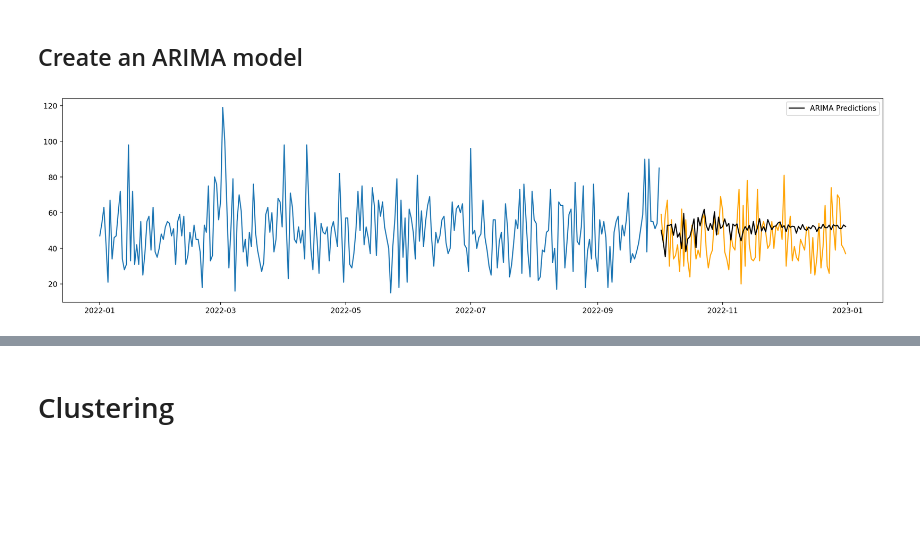
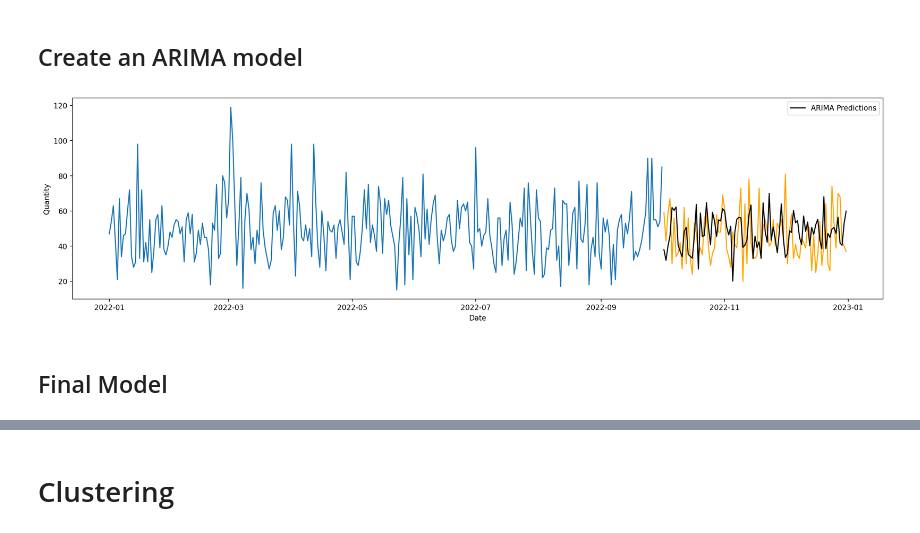
Before and after one commit to revitotan/kalbe, a Jupyter notebook: Machine Learning/kalbe_ml.ipynb, the cells around one changed output, grey strips where cells are left out. Cells and saved outputs as stored; diff of their text form; code cells hidden in the pictures; blank space fills up the shorter version.

```diff
--- a/Machine Learning/kalbe_ml.ipynb
+++ b/Machine Learning/kalbe_ml.ipynb
@@ -322,7 +322,7 @@ df_val = df_val.set_index('Date')
 y_train = df_train['Qty']
 y_val = df_val['Qty']
 # %%
-arima_model = ARIMA(y_train, order = (40,1,0))
+arima_model = ARIMA(y_train, order = (90,1,0))
 arima_model = arima_model.fit( )
 # %%
 y_pred = arima_model.get_forecast(len(df_val))
@@ -330,7 +330,7 @@ y_pred = arima_model.get_forecast(len(df_val))
 y_pred_df = y_pred.conf_int()
 y_pred_df['predictions'] = arima_model.predict(start=y_pred_df.index[0], end=y_pred_df.index[-1])
 y_pred_df.index = df_val.index
-y_pred_final = y_pred_df['predictions']
+y_pred_out = y_pred_df['predictions']
 # %%
 from sklearn.metrics import mean_absolute_error, mean_squared_error
 # %%
@@ -339,8 +342,13 @@ rmse = np.sqrt(mean_squared_error(y_val, y_pred_final))
 # %%
 plt.figure(figsize=(20,5), dpi=200)
 plt.plot(y_train)
 plt.plot(y_val, color='orange')
-plt.plot(y_pred_final, color='black', label='ARIMA Predictions')
+plt.plot(y_pred_out, color='black', label='ARIMA Predictions')
+
+plt.ylabel('Quantity')
+plt.xlabel('Date')
 plt.legend();
 # %% [output]
-[figure, old version]
+[figure, new version]
+# %% [markdown]
+## Final Model
```
Also changed, not shown: parts of 11 cells of this notebook, 1 other file.
